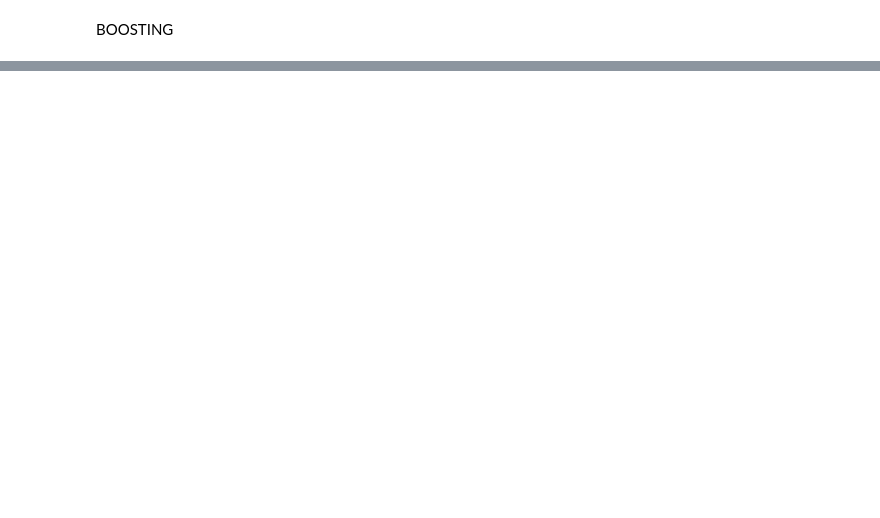
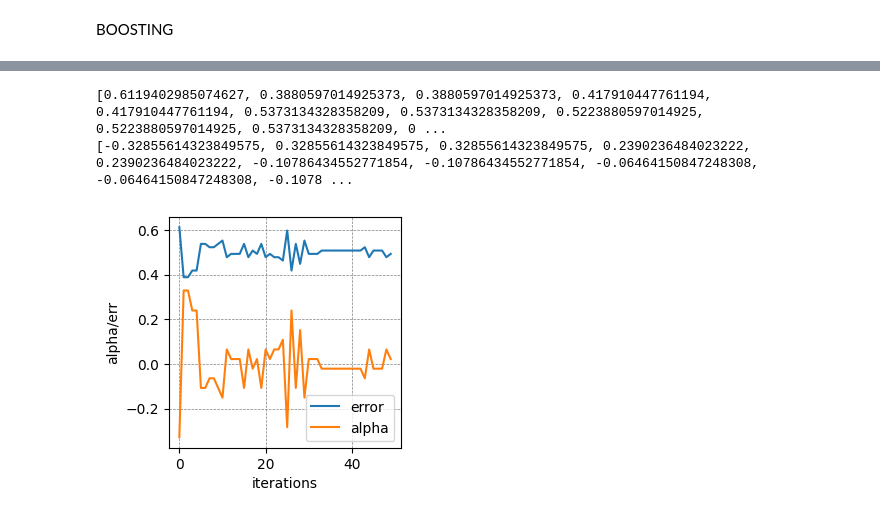
Before and after one commit to fabfabretti/data-mining-project, a Jupyter notebook: 4 - boosting.ipynb, the cells around one changed output, grey strips where cells are left out. Cells and saved outputs as stored; diff of their text form; code cells hidden in the pictures; blank space fills up the shorter version.

Commit message:
fixing bugs. alpha/error does wirtd things.

```diff
--- a/4 - boosting.ipynb
+++ b/4 - boosting.ipynb
@@ -206,7 +206,7 @@ def reload_ds():
     prediction_window = timedelta(days=+10)
 
     dataset_X,dataset_Y, dataset_ST,dataset_V = compute_datasets(dataset,observation_window,waiting_window,prediction_window,)
-    return dataset_X,dataset_Y, dataset_ST,dataset_V
+    return dataset_X[:-1],dataset_Y[:-1], dataset_ST[:-1],dataset_V[:-1]
 
 def print_dataset_state(dataset_X,dataset_Y,dataset_ST,dataset_V,dataset_W=None,indexes=None):
     print("--DS state")
@@ -704,19 +704,3 @@ def find_best_trunk(dataset_X,dataset_ST,dataset_Y,dataset_V,weights):
     return tree, tree_err, flipped
 
 tree, tree_err, flipped = find_best_trunk(dataset_X,dataset_ST,dataset_Y,dataset_V,[1]*len(dataset_X))
-# %%
-######################        #d =  sample_item[0]-dataset_ST[sample_entry_i]
-        #l = sample_item[1]
-        #find best trunk using this dl combo
-
-        tree = SequenceTrunk()
-        tree.fit(dataset_X,dataset_Y,dataset_V,dataset_ST,max_depth=1,indexes=range(0,len(dataset_X)),event=(d,l))
-        tree_err = compute_treeerr(tree,dataset_Y)
-
-        flipped = False
-        if tree_err > 0.5:
-            flipped = True
-            flip_tree(tree)
-            tree_err = compute_treeerr(tree,dataset_Y)
-
-        trees.append((tree,tree_err,flipped))
@@ -800,12 +825,21 @@ i       w0              w1              w2              w3              w4
 # %%
 
-def print_alphas(training_alpha):
+def print_alphas(training_alpha,training_errs):
     import matplotlib.pyplot as plt
-    plt.figure(figsize=(2, 2))  # Width, Height in inches
+    plt.figure(figsize=(3,3))  # Width, Height in inches
     # Adding labels
     plt.xlabel('iterations')
-    plt.ylabel('alpha')
-    plt.plot(training_alpha)
-
+    plt.ylabel('alpha/err')
+    plt.plot(training_errs,label="error")
+    plt.plot(training_alpha,label="alpha")
+    _ = plt.legend(loc='lower right')
+    plt.grid(color='grey', linestyle='--', linewidth=.5)
     # Displaying the plot
     plt.show()
+print(training_errs)
+print(training_alpha)
+print_alphas(training_alpha,training_errs)
+# %% [output]
+[0.6119402985074627, 0.3880597014925373, 0.3880597014925373, 0.417910447761194, 0.417910447761194, 0.5373134328358209, 0.5373134328358209, 0.5223880597014925, 0.5223880597014925, 0.5373134328358209, 0 ...
+[-0.32855614323849575, 0.32855614323849575, 0.32855614323849575, 0.2390236484023222, 0.2390236484023222, -0.10786434552771854, -0.10786434552771854, -0.06464150847248308, -0.06464150847248308, -0.1078 ...
+[figure, added]
```
Also changed, not shown: parts of 3 cells of this notebook.
